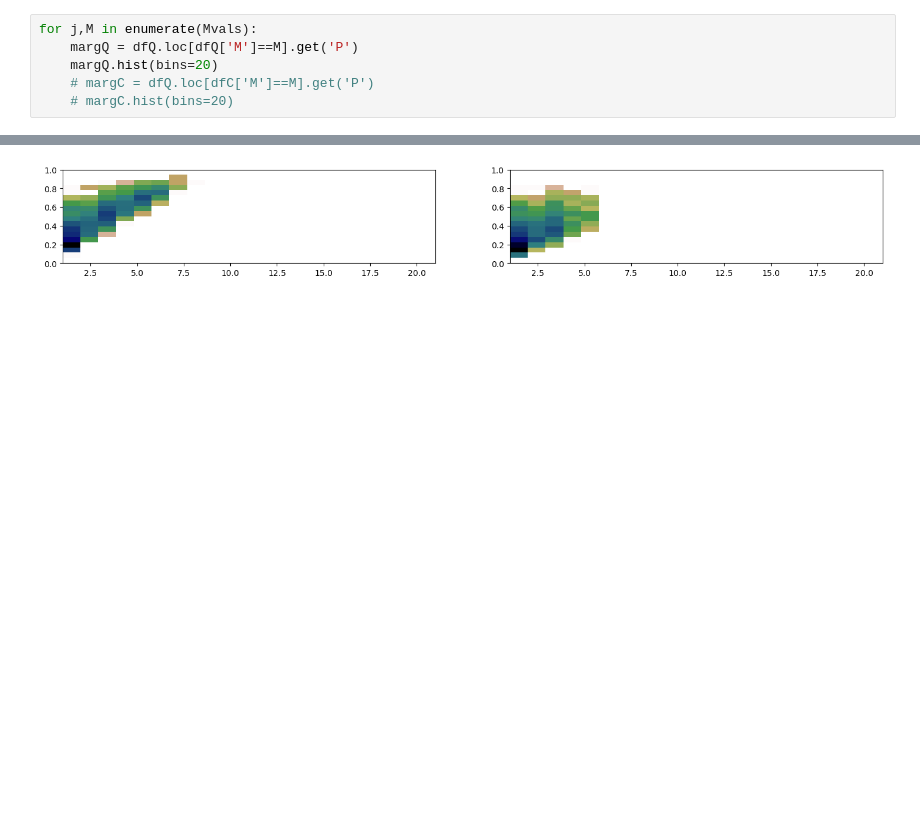
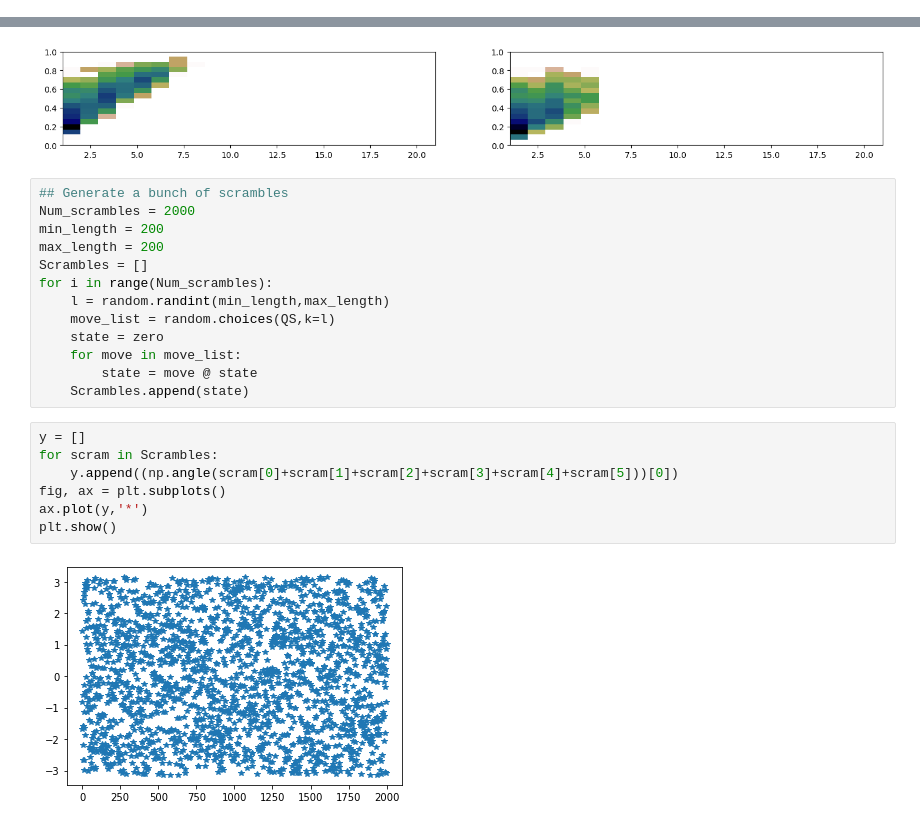
Before and after one commit to combes-group/Permutation_Puzzle, a Jupyter notebook: Permutation_Strategies.ipynb, the cells around one changed output, grey strips where cells are left out. Drawn from its saved outputs; the diff is of its cells as text; blank space fills up the shorter version.

```diff
--- a/Permutation_Strategies.ipynb
+++ b/Permutation_Strategies.ipynb
@@ -213,6 +102,0 @@ plt.show()
-# %%
-for j,M in enumerate(Mvals):
-    margQ = dfQ.loc[dfQ['M']==M].get('P')
-    margQ.hist(bins=20)
-    # margC = dfQ.loc[dfC['M']==M].get('P')
-    # margC.hist(bins=20)
@@ -570,3 +355,25 @@ plt.show()
 # %% [output]
 <Figure size 640x480 with 0 Axes>
 [figure]
+# %%
+## Generate a bunch of scrambles
+Num_scrambles = 2000
+min_length = 200
+max_length = 200
+Scrambles = []
+for i in range(Num_scrambles):
+    l = random.randint(min_length,max_length)
+    move_list = random.choices(QS,k=l)
+    state = zero
+    for move in move_list:
+        state = move @ state
+    Scrambles.append(state)
+# %%
+y = []
+for scram in Scrambles:
+    y.append((np.angle(scram[0]+scram[1]+scram[2]+scram[3]+scram[4]+scram[5]))[0])
+fig, ax = plt.subplots()
+ax.plot(y,'*')
+plt.show()
+# %% [output]
+[figure, added]
```
Also changed, not shown: parts of 13 cells of this notebook, 1 other file.
